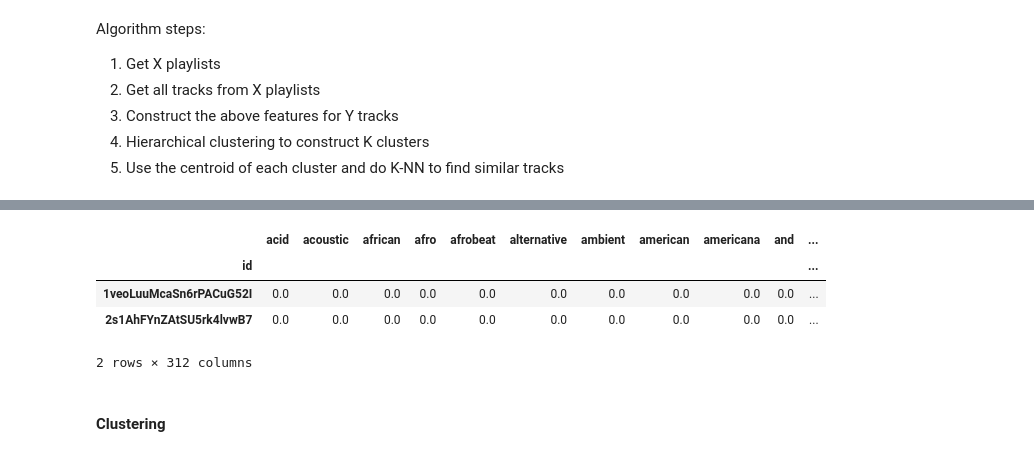
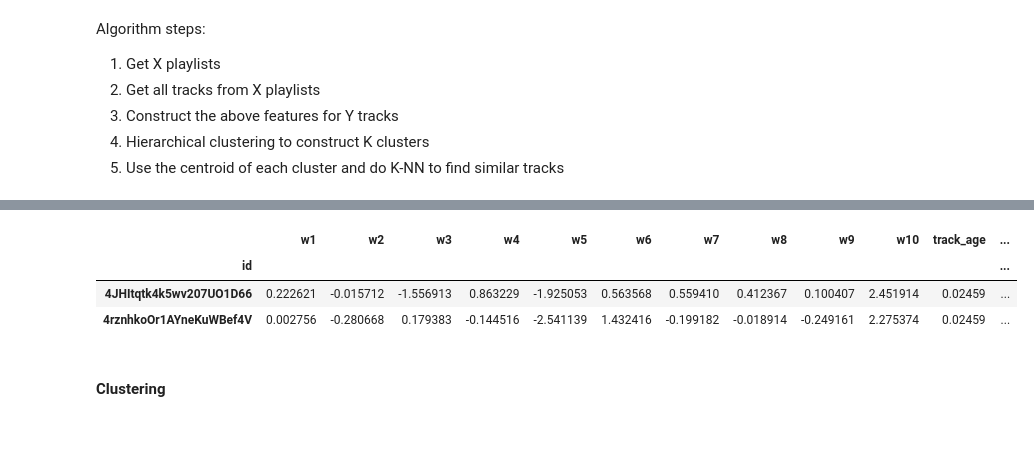
Before and after one commit to taslanidis/Music-Recommender, a Jupyter notebook: analyses/descriptive_track_algorithm.ipynb, the cells around one changed output, grey strips where cells are left out. Cells and saved outputs as stored; diff of their text form; code cells hidden in the pictures.

```diff
--- a/analyses/descriptive_track_algorithm.ipynb
+++ b/analyses/descriptive_track_algorithm.ipynb
@@ -138,3 +153,7 @@ tfidf = tfidf.fit(vocab)
+# %%
+tfidf = TfidfVectorizer(tokenizer=word_tokenize)
+
+tfidf = tfidf.fit(vocab)
 # %%
 # example
 tfidf.transform(['easy pop folk pop pop guitar']).toarray().shape
@@ -166,0 +205,15 @@ df_db_track_with_genres
+# %%
+# tf idf weighting
+tfidf_genre_weights = tfidf.transform(genres_text).toarray()
+
+# w2v
+track_genres_embeddings = [
+    create_sentence_embedding(track_genres, tfidf_track_genre_weights, list(tfidf.get_feature_names_out()))
+        for track_genres, tfidf_track_genre_weights in zip(genres_text_tokenized, tfidf_genre_weights)
+]
+
+
+df_db_track_with_genres = pd.DataFrame(track_genres_embeddings, columns=[f"w{i+1}" for i in range(w2v_features)])
+df_db_track_with_genres['id'] = df_db_tracks['id'].to_list()
+df_db_track_with_genres.set_index('id', inplace=True)
+df_db_track_with_genres
@@ -204,7 +272,7 @@ profile_creator = ProfileCreator()
 nn = NearestNeighborsRecommender()
 # %%
 enhanced_tracks = nn._spotify_web_api.get_playlist_tracks_with_audio_features(
-    playlist_id='0OHx2BNf1Heu8EcGoQqRBD'
+    playlist_id='2QJAhIsFNHVOs7SeheZrDW'
 )
 enhanced_tracks = nn._spotify_web_api.enhance_tracks_with_artist_information(enhanced_tracks)
 # %%
@@ -237,24 +305,38 @@ df_track_pool.head(2)
 # %%
-genres_text = [" ".join([process_genre(genre) for genre in track_genres]) for track_genres in df_track_pool['genres'].to_list()]
+genres_text_pool = [" ".join([process_genre(genre) for genre in track_genres]) for track_genres in df_track_pool['genres'].to_list()]
 
-tracks_genres = tfidf.transform(genres_text).toarray()
+genres_text_tokenized_pool = []
+for track_genres in df_track_pool['genres'].to_list():
+    track_genres_text = []
+    for genre in track_genres:
+        track_genres_text.extend(word_tokenize(process_genre(genre)))
+    genres_text_tokenized_pool.append(track_genres_text)
 
-df_track_pool_with_genres = pd.DataFrame(tracks_genres, columns=tfidf.get_feature_names_out())
+# tf idf weighting
+tfidf_genre_weights = tfidf.transform(genres_text_pool).toarray()
+
+# w2v
+track_genres_embeddings = [
+    create_sentence_embedding(track_genres, tfidf_track_genre_weights, list(tfidf.get_feature_names_out()))
+        for track_genres, tfidf_track_genre_weights in zip(genres_text_tokenized_pool, tfidf_genre_weights)
+]
+
+
+df_track_pool_with_genres = pd.DataFrame(track_genres_embeddings, columns=[f"w{i+1}" for i in range(w2v_features)])
 df_track_pool_with_genres['id'] = df_track_pool['id'].to_list()
 df_track_pool_with_genres.set_index('id', inplace=True)
 
 for feature in scaled_features:
     tempo_array = df_track_pool[feature].to_numpy()
     tempo_array = tempo_array.reshape(-1,1)
     df_track_pool_with_genres[feature] = scalers[feature].transform(tempo_array)
 
 df_track_pool_with_genres.head(2)
 # %% [output]
-|  | acid | acoustic | african | afro | afrobeat | alternative | ambient | american | americana | and | ... |
-| id |  |  |  |  |  |  |  |  |  |  | ... |
-| 1veoLuuMcaSn6rPACuG52I | 0.0 | 0.0 | 0.0 | 0.0 | 0.0 | 0.0 | 0.0 | 0.0 | 0.0 | 0.0 | ... |
-| 2s1AhFYnZAtSU5rk4lvwB7 | 0.0 | 0.0 | 0.0 | 0.0 | 0.0 | 0.0 | 0.0 | 0.0 | 0.0 | 0.0 | ... |
+|  | w1 | w2 | w3 | w4 | w5 | w6 | w7 | w8 | w9 | w10 | track_age | ... |
+| id |  |  |  |  |  |  |  |  |  |  |  | ... |
+| 4JHItqtk4k5wv207UO1D66 | 0.222621 | -0.015712 | -1.556913 | 0.863229 | -1.925053 | 0.563568 | 0.559410 | 0.412367 | 0.100407 | 2.451914 | 0.02459 | ... |
+| 4rznhkoOr1AYneKuWBef4V | 0.002756 | -0.280668 | 0.179383 | -0.144516 | -2.541139 | 1.432416 | -0.199182 | -0.018914 | -0.249161 | 2.275374 | 0.02459 | ... |
-2 rows × 312 columns
 # %% [markdown]
 #### Clustering
 # %%
```
Also changed, not shown: parts of 19 cells of this notebook, 2 other files.
